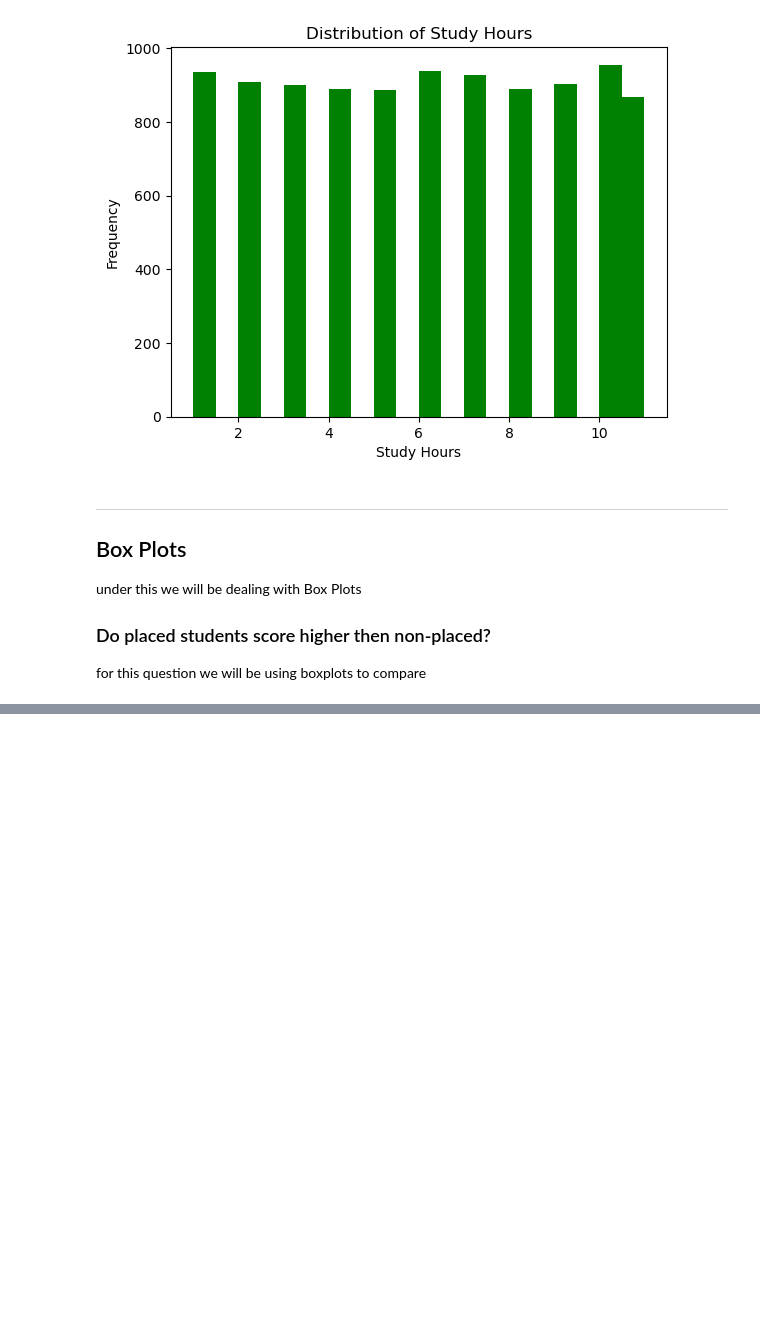
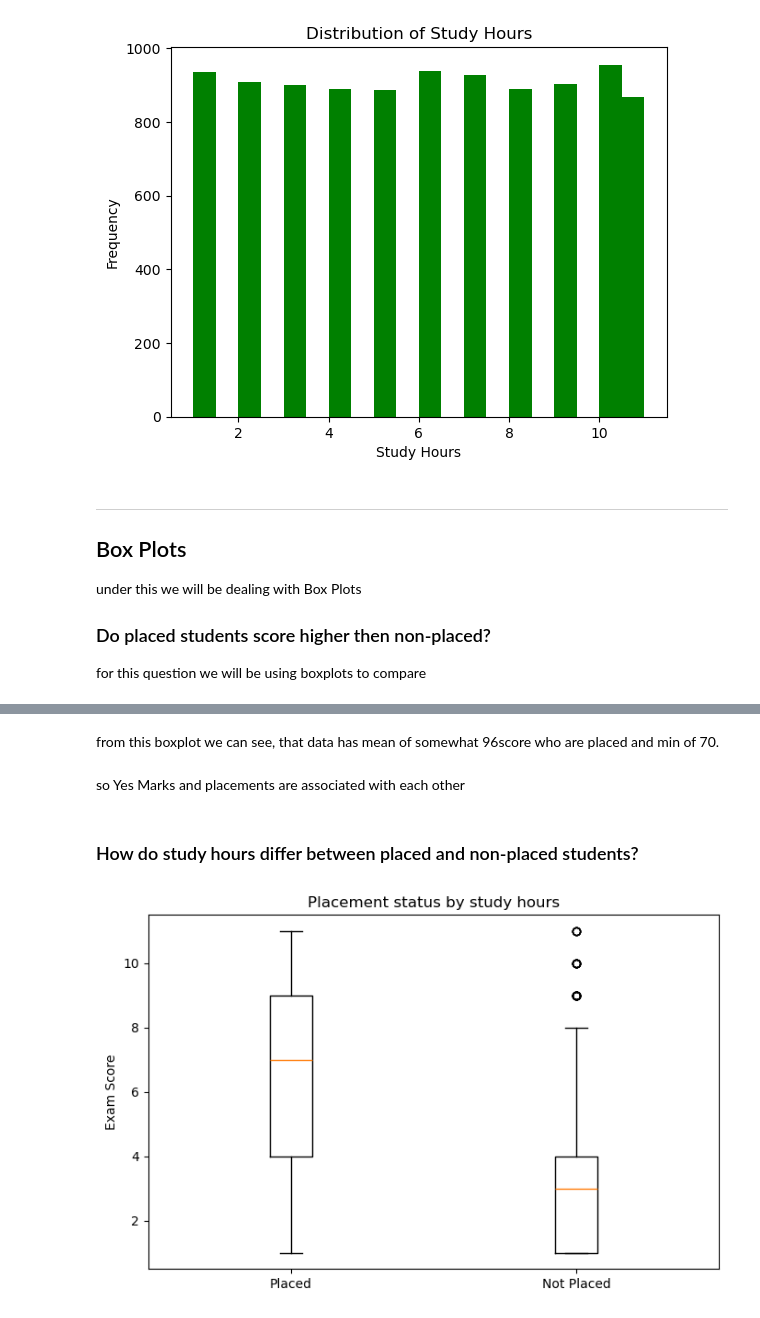
Before and after one commit to thedhawalpanchamiya/data-visualization, a Jupyter notebook: Mathplotlib_work.ipynb, the cells around one changed output, grey strips where cells are left out. Drawn from its saved outputs; the diff is of its cells as text; code cells hidden in the pictures; blank space fills up the shorter version.

```diff
--- a/Mathplotlib_work.ipynb
+++ b/Mathplotlib_work.ipynb
@@ -137,0 +146,22 @@ KeyError: 'Placement'
+# %% [markdown]
+from this boxplot we can see, that data has mean of somewhat 96score who are placed and min of 70.
+# %% [markdown]
+so Yes Marks and placements are associated with each other
+# %% [markdown]
+### How do study hours differ between placed and non-placed students?
+# %%
+# for this we will again plot a boxplot
+placed = data[data['placement_status'] == 'Placed']['study_hours']
+not_placed = data[data['placement_status'] == 'Not Placed']["study_hours"]
+
+plt.figure(figsize=(8,5))
+
+plt.boxplot([placed, not_placed])
+
+plt.xticks([1, 2], ['Placed', 'Not Placed'])
+plt.ylabel('Exam Score')
+plt.title('Placement status by study hours')
+
+plt.show()
+# %% [output]
+[figure, added]
```
Also changed, not shown: parts of 13 cells of this notebook.
